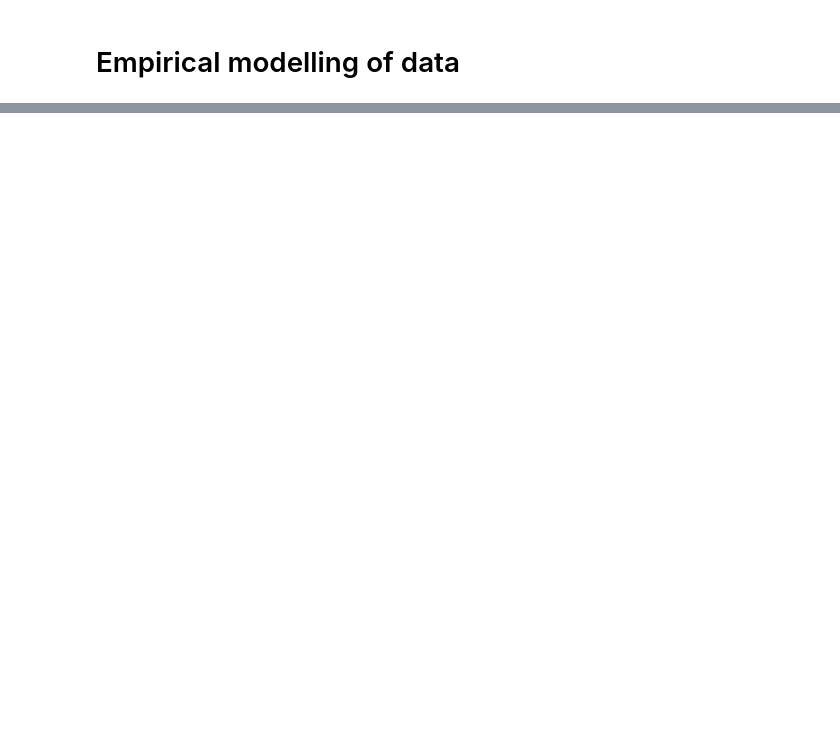
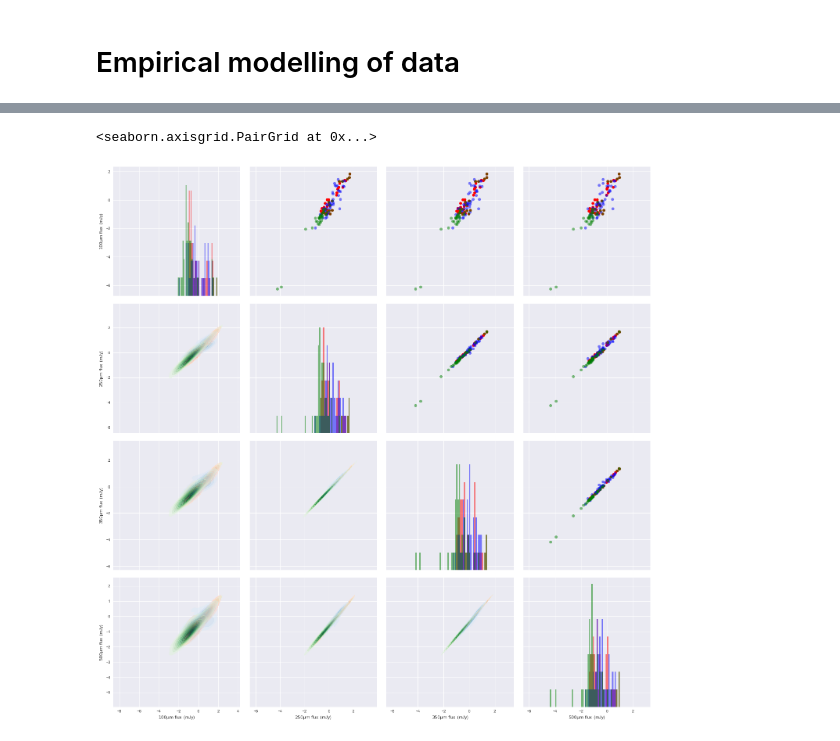
Before and after one commit to pdh21/XID_plus, a Jupyter notebook: docs/notebooks/examples/Empirical_test.ipynb, the cells around one changed output, grey strips where cells are left out. Saved outputs shown, nothing was run; the diff lists cells and outputs as text; code cells hidden in the pictures; blank space fills up the shorter version.

```diff
--- a/docs/notebooks/examples/Empirical_test.ipynb
+++ b/docs/notebooks/examples/Empirical_test.ipynb
@@ -201,0 +310,2 @@ convergence, Rhat=1).
+# %%
+sm = pystan.StanModel(model_code=model_cut)
@@ -201,0 +314,6 @@ convergence, Rhat=1).
+# %%
+data={'N':ind.sum(),
+      'D':4,
+      'y':y.T,
+      'n_groups':1,
+      'S1_cut':-1.0}
@@ -201,0 +324,2 @@ convergence, Rhat=1).
+# %%
+fit=sm.sampling(data=data, iter=2000)
@@ -201,0 +351,25 @@ convergence, Rhat=1).
+# %%
+import pandas as pd
+
+samples=fit.extract()
+labels=[r'$100\mathrm{\mu m}$ flux  (mJy)',r'$250\mathrm{\mu m}$ flux  (mJy)',r'$350\mathrm{\mu m}$ flux  (mJy)',r'$500\mathrm{\mu m}$ flux  (mJy)']
+df = pd.DataFrame(y.T,columns=labels)
+g = sns.PairGrid(df,size=5)
+g.map_diag(plt.hist,facecolor='Red',alpha=0.5,bins=np.arange(-6,3,0.1),normed=True)
+g.map_lower(sns.kdeplot, cmap="Reds",alpha=1.0,n_levels=10,normed=True, shade=True,shade_lowest=False)
+g.map_upper(plt.scatter, color="Red",alpha=1.0)
+
+df = pd.DataFrame(samples['yrep'][:,1,:],columns=labels)
+g.data=df
+g.map_diag(plt.hist,facecolor='Blue',alpha=0.5,bins=np.arange(-6,3,0.1),normed=True)
+g.map_lower(sns.kdeplot, cmap="Blues",alpha=0.5,n_levels=10,normed=True, shade=True,shade_lowest=False)
+g.map_upper(plt.scatter, color="Blue",alpha=0.5)
+
+df = pd.DataFrame(y_true.T,columns=labels)
+g.data=df
+g.map_diag(plt.hist,facecolor='Green', alpha=0.5, bins=np.arange(-6,3,0.1),normed=True)
+g.map_lower(sns.kdeplot, cmap="Greens",alpha=0.5,n_levels=10,normed=True, shade=True,shade_lowest=False)
+g.map_upper(plt.scatter, color="Green",alpha=0.5)
+# %% [output]
+<seaborn.axisgrid.PairGrid at 0x...>
+[figure, added]
```
Also changed, not shown: parts of 39 cells of this notebook.
